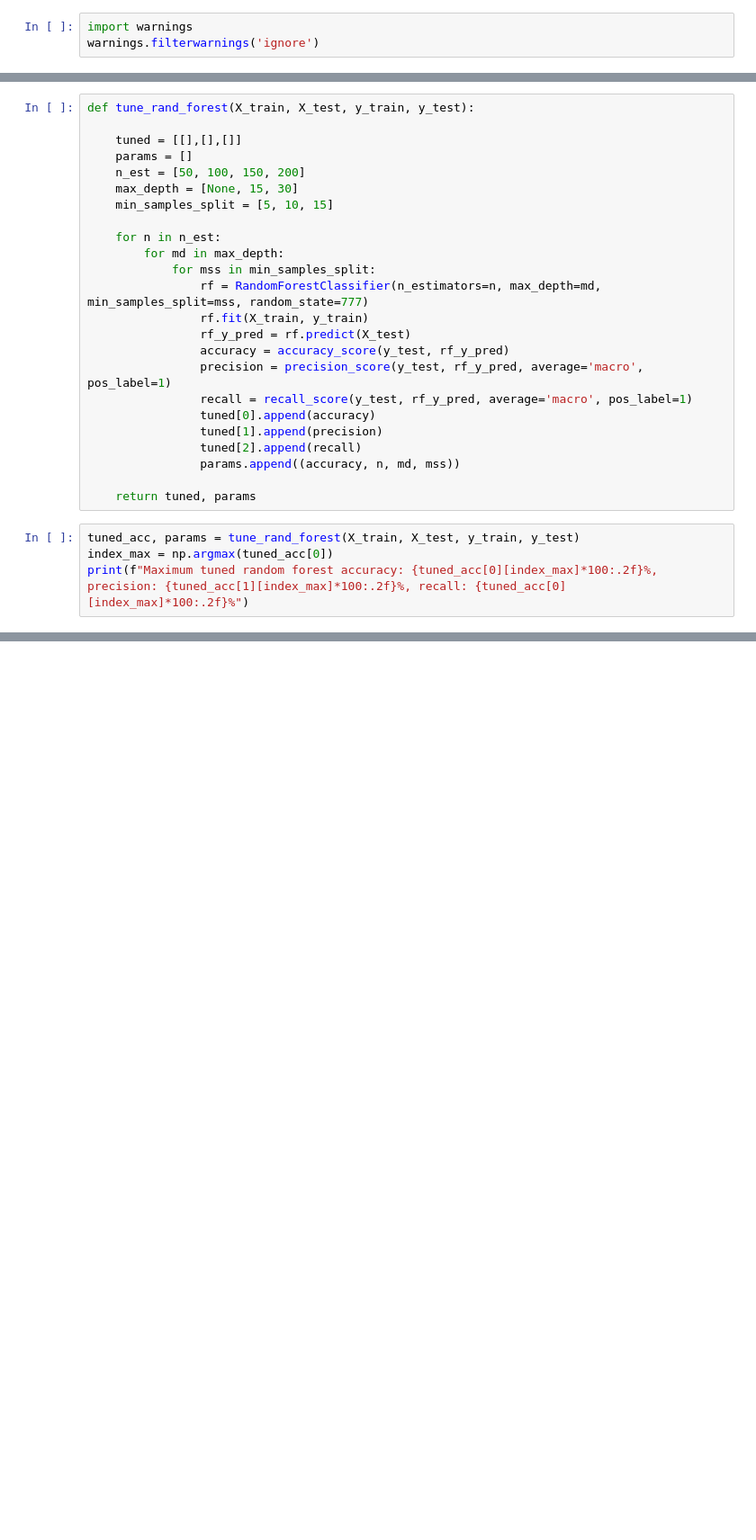
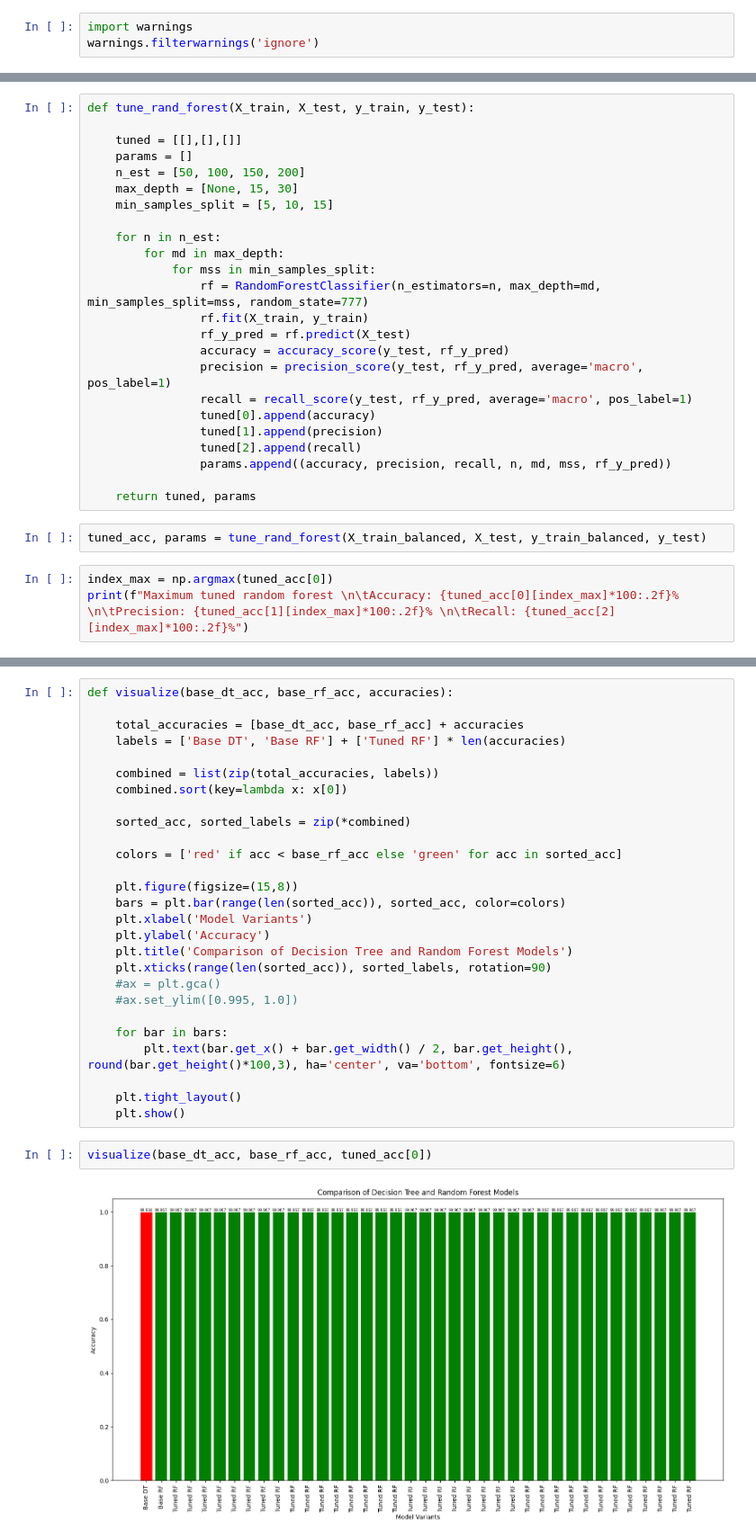
Before and after one commit to jzs3uu/Exoplanets, a Jupyter notebook: rand_forest_v2.ipynb, the cells around one changed output, grey strips where cells are left out. Shown: that part at 90% size. Drawn from its saved outputs; the diff is of its cells as text; blank space fills up the shorter version.

```diff
--- a/rand_forest_v2.ipynb
+++ b/rand_forest_v2.ipynb
@@ -129,11 +135,12 @@ def tune_rand_forest(X_train, X_test, y_train, y_test):
                 tuned[0].append(accuracy)
                 tuned[1].append(precision)
                 tuned[2].append(recall)
-                params.append((accuracy, n, md, mss))
+                params.append((accuracy, precision, recall, n, md, mss, rf_y_pred))
 
     return tuned, params
+# %%
+tuned_acc, params = tune_rand_forest(X_train_balanced, X_test, y_train_balanced, y_test)
 # %%
-tuned_acc, params = tune_rand_forest(X_train, X_test, y_train, y_test)
 index_max = np.argmax(tuned_acc[0])
-print(f"Maximum tuned random forest accuracy: {tuned_acc[0][index_max]*100:.2f}%, precision: {tuned_acc[1][index_max]*100:.2f}%, recall: {tuned_acc[0][index_max]*100:.2f}%")
+print(f"Maximum tuned random forest \n\tAccuracy: {tuned_acc[0][index_max]*100:.2f}% \n\tPrecision: {tuned_acc[1][index_max]*100:.2f}% \n\tRecall: {tuned_acc[2][index_max]*100:.2f}%")
 # %% [output]
@@ -140,0 +163,31 @@ Maximum tuned random forest accuracy: 99.97%, precision: 99.41%, recall: 99.97%
+# %%
+def visualize(base_dt_acc, base_rf_acc, accuracies):
+
+    total_accuracies = [base_dt_acc, base_rf_acc] + accuracies
+    labels = ['Base DT', 'Base RF'] + ['Tuned RF'] * len(accuracies)
+
+    combined = list(zip(total_accuracies, labels))
+    combined.sort(key=lambda x: x[0])
+
+    sorted_acc, sorted_labels = zip(*combined)
+
+    colors = ['red' if acc < base_rf_acc else 'green' for acc in sorted_acc]
+
+    plt.figure(figsize=(15,8))
+    bars = plt.bar(range(len(sorted_acc)), sorted_acc, color=colors)
+    plt.xlabel('Model Variants')
+    plt.ylabel('Accuracy')
+    plt.title('Comparison of Decision Tree and Random Forest Models')
+    plt.xticks(range(len(sorted_acc)), sorted_labels, rotation=90)
+    #ax = plt.gca()
+    #ax.set_ylim([0.995, 1.0])
+
+    for bar in bars:
+        plt.text(bar.get_x() + bar.get_width() / 2, bar.get_height(), round(bar.get_height()*100,3), ha='center', va='bottom', fontsize=6)
+
+    plt.tight_layout()
+    plt.show()
+# %%
+visualize(base_dt_acc, base_rf_acc, tuned_acc[0])
+# %% [output]
+[figure, added]
```
Also changed, not shown: parts of 6 cells of this notebook.
